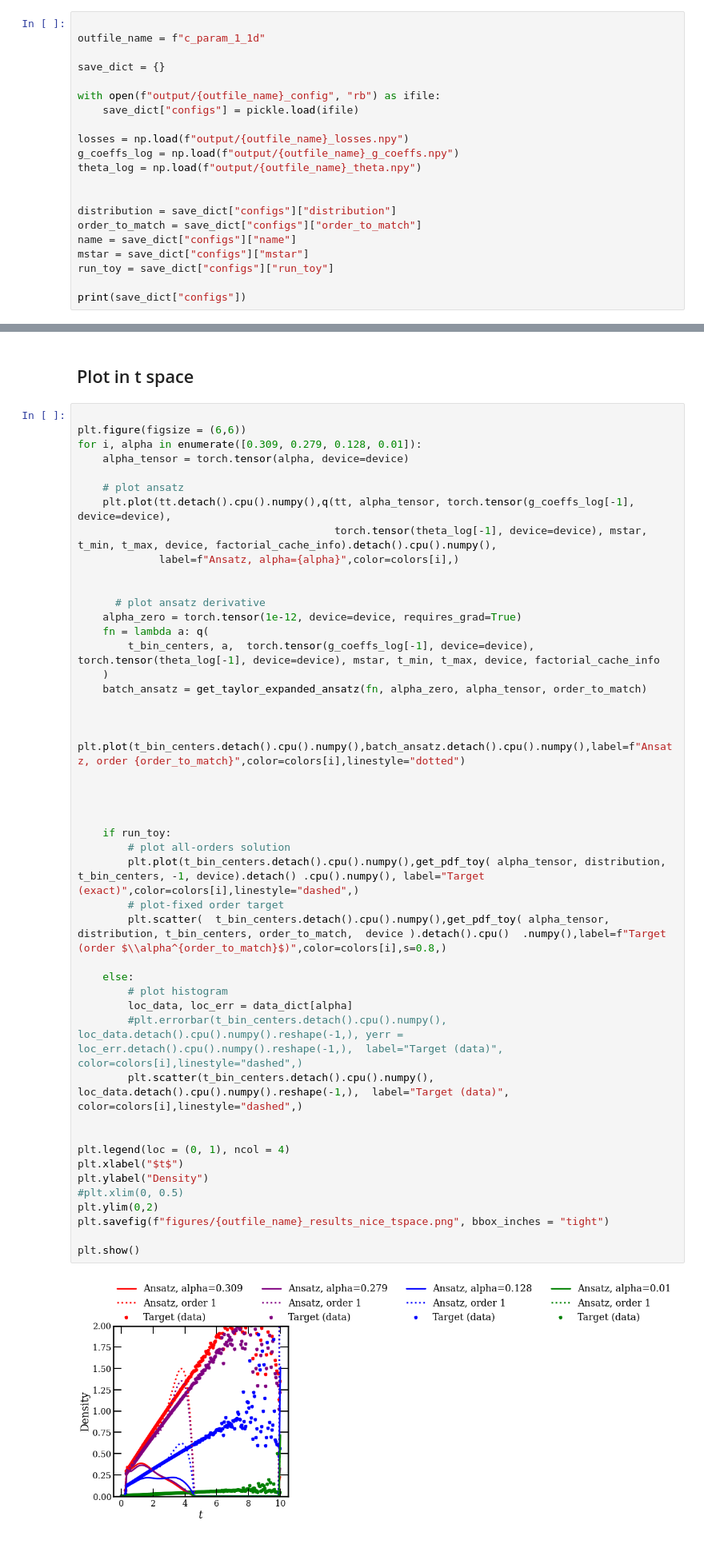
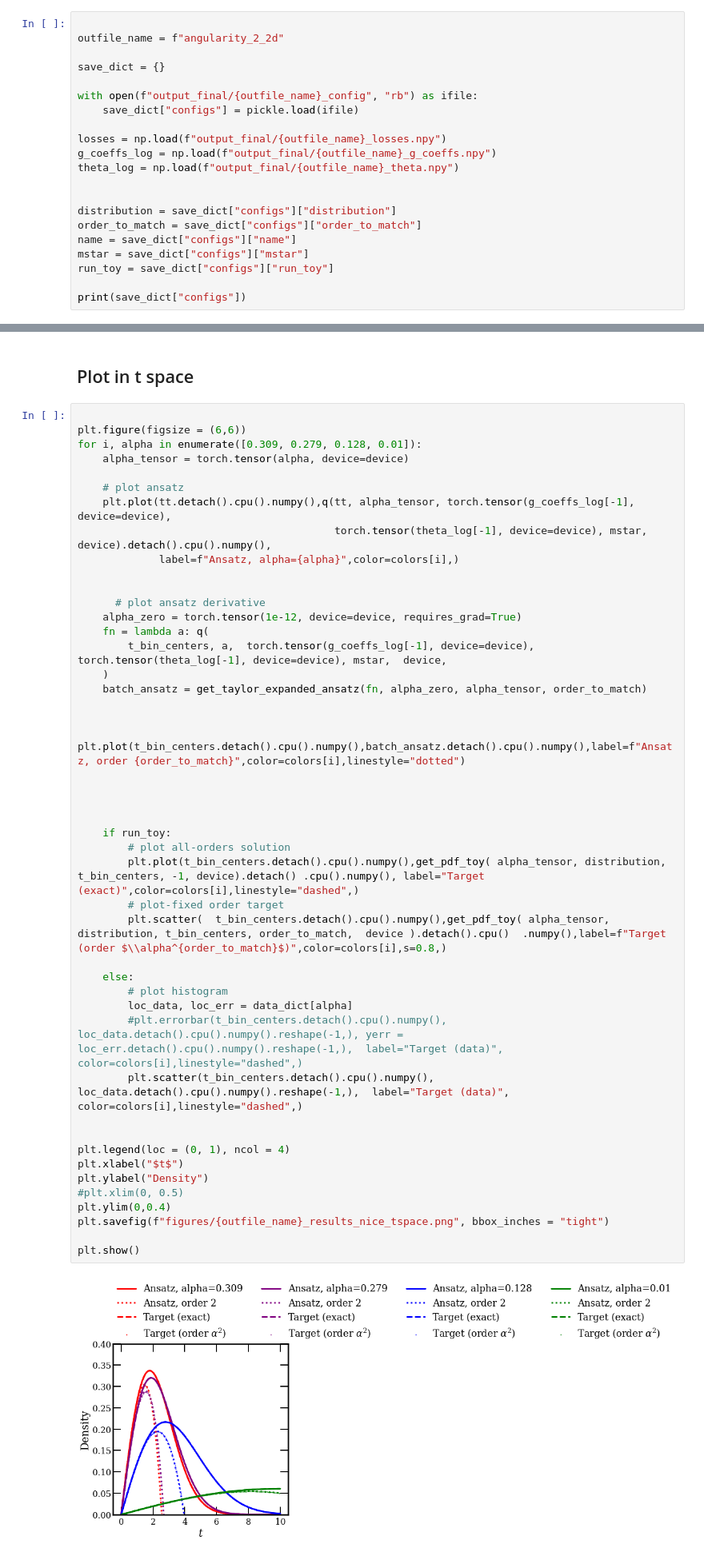
Before and after one commit to rikab/RDF, a Jupyter notebook: numeric/plot_results.ipynb, the cells around one changed output, grey strips where cells are left out. Shown at 80% size. Cells and saved outputs as stored; diff of their text form.

Commit message:
updated plotting

```diff
--- a/numeric/plot_results.ipynb
+++ b/numeric/plot_results.ipynb
@@ -13,16 +13,16 @@ plt.style.use('/global/cfs/cdirs/m3246/rikab/dimuonAD/helpers/style_full_notex.m
 device = "cpu"
 # %%
 
-outfile_name = f"c_param_1_1d"
+outfile_name = f"angularity_2_2d"
 
 save_dict = {}
 
-with open(f"output/{outfile_name}_config", "rb") as ifile:
+with open(f"output_final/{outfile_name}_config", "rb") as ifile:
     save_dict["configs"] = pickle.load(ifile)
 
-losses = np.load(f"output/{outfile_name}_losses.npy")
-g_coeffs_log = np.load(f"output/{outfile_name}_g_coeffs.npy")
-theta_log = np.load(f"output/{outfile_name}_theta.npy")
+losses = np.load(f"output_final/{outfile_name}_losses.npy")
+g_coeffs_log = np.load(f"output_final/{outfile_name}_g_coeffs.npy")
+theta_log = np.load(f"output_final/{outfile_name}_theta.npy")
 
 
 distribution = save_dict["configs"]["distribution"]
@@ -127,46 +121,46 @@ for i, alpha in enumerate([0.309, 0.279, 0.128, 0.01]):
 
     # plot ansatz
     plt.plot(tt.detach().cpu().numpy(),q(tt, alpha_tensor, torch.tensor(g_coeffs_log[-1], device=device),
-                                         torch.tensor(theta_log[-1], device=device), mstar, t_min, t_max, device, factorial_cache_info).detach().cpu().numpy(),
+                                         torch.tensor(theta_log[-1], device=device), mstar,  device).detach().cpu().numpy(),
              label=f"Ansatz, alpha={alpha}",color=colors[i],)
 
 
       # plot ansatz derivative
     alpha_zero = torch.tensor(1e-12, device=device, requires_grad=True)
     fn = lambda a: q(
-        t_bin_centers, a,  torch.tensor(g_coeffs_log[-1], device=device),  torch.tensor(theta_log[-1], device=device), mstar, t_min, t_max, device, factorial_cache_info
+        t_bin_centers, a,  torch.tensor(g_coeffs_log[-1], device=device),  torch.tensor(theta_log[-1], device=device), mstar,  device,
     )
     batch_ansatz = get_taylor_expanded_ansatz(fn, alpha_zero, alpha_tensor, order_to_match)
 
 
     plt.plot(t_bin_centers.detach().cpu().numpy(),batch_ansatz.detach().cpu().numpy(),label=f"Ansatz, order {order_to_match}",color=colors[i],linestyle="dotted")
 
 
 
 
     if run_toy:
         # plot all-orders solution
         plt.plot(t_bin_centers.detach().cpu().numpy(),get_pdf_toy( alpha_tensor, distribution, t_bin_centers, -1, device).detach() .cpu().numpy(), label="Target (exact)",color=colors[i],linestyle="dashed",)
         # plot-fixed order target
         plt.scatter(  t_bin_centers.detach().cpu().numpy(),get_pdf_toy( alpha_tensor, distribution, t_bin_centers, order_to_match,  device ).detach().cpu()  .numpy(),label=f"Target (order $\\alpha^{order_to_match}$)",color=colors[i],s=0.8,)
 
     else:
         # plot histogram
         loc_data, loc_err = data_dict[alpha]
         #plt.errorbar(t_bin_centers.detach().cpu().numpy(), loc_data.detach().cpu().numpy().reshape(-1,), yerr = loc_err.detach().cpu().numpy().reshape(-1,),  label="Target (data)",  color=colors[i],linestyle="dashed",)
         plt.scatter(t_bin_centers.detach().cpu().numpy(), loc_data.detach().cpu().numpy().reshape(-1,),  label="Target (data)",  color=colors[i],linestyle="dashed",)
 
 
 plt.legend(loc = (0, 1), ncol = 4)
 plt.xlabel("$t$")
 plt.ylabel("Density")
 #plt.xlim(0, 0.5)
-plt.ylim(0,2)
+plt.ylim(0,0.4)
 plt.savefig(f"figures/{outfile_name}_results_nice_tspace.png", bbox_inches = "tight")
 
 plt.show()
 # %% [output]
-[figure, old version]
+[figure, new version]
 # %% [markdown]
 ## Plot in x space
 # %%
```
Also changed, not shown: parts of 6 cells of this notebook.
